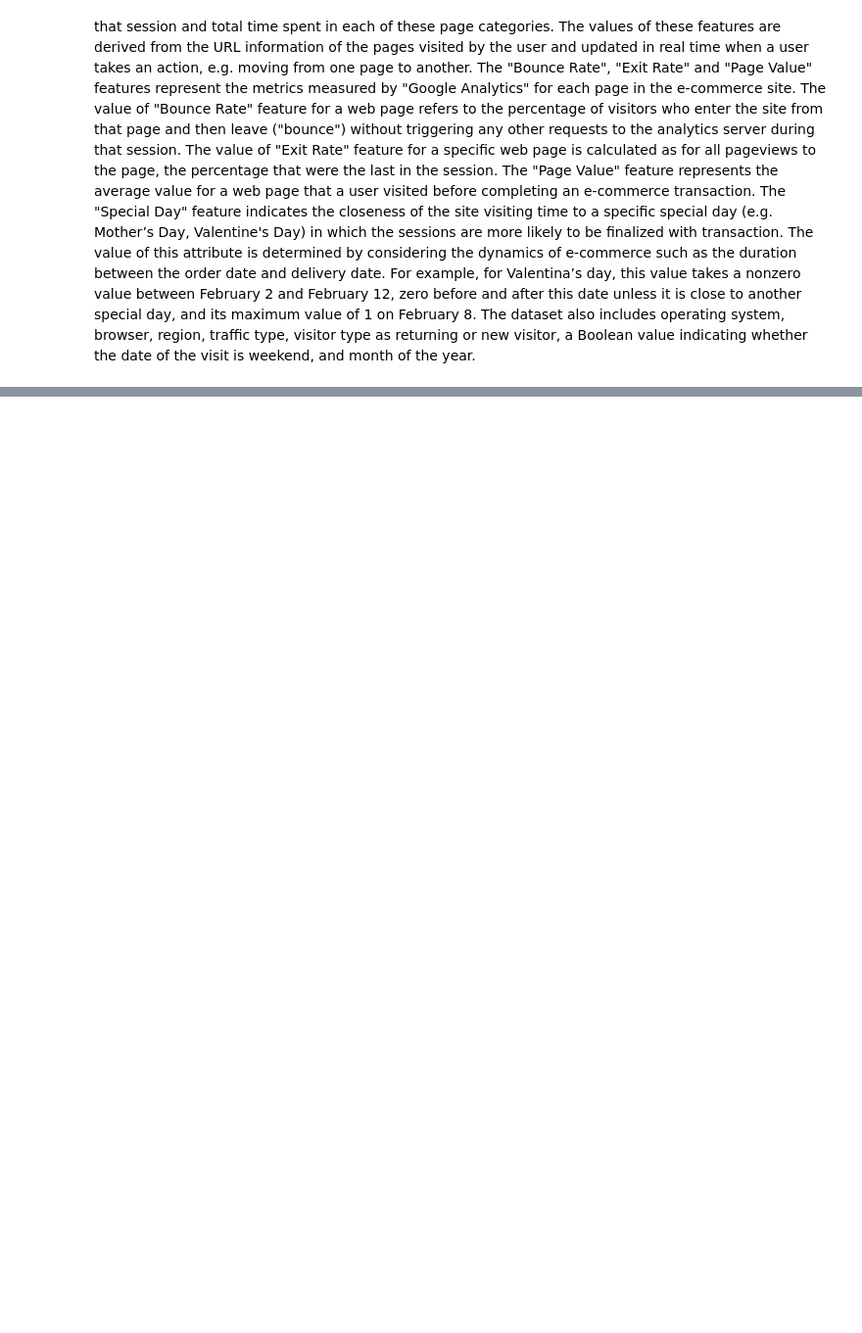
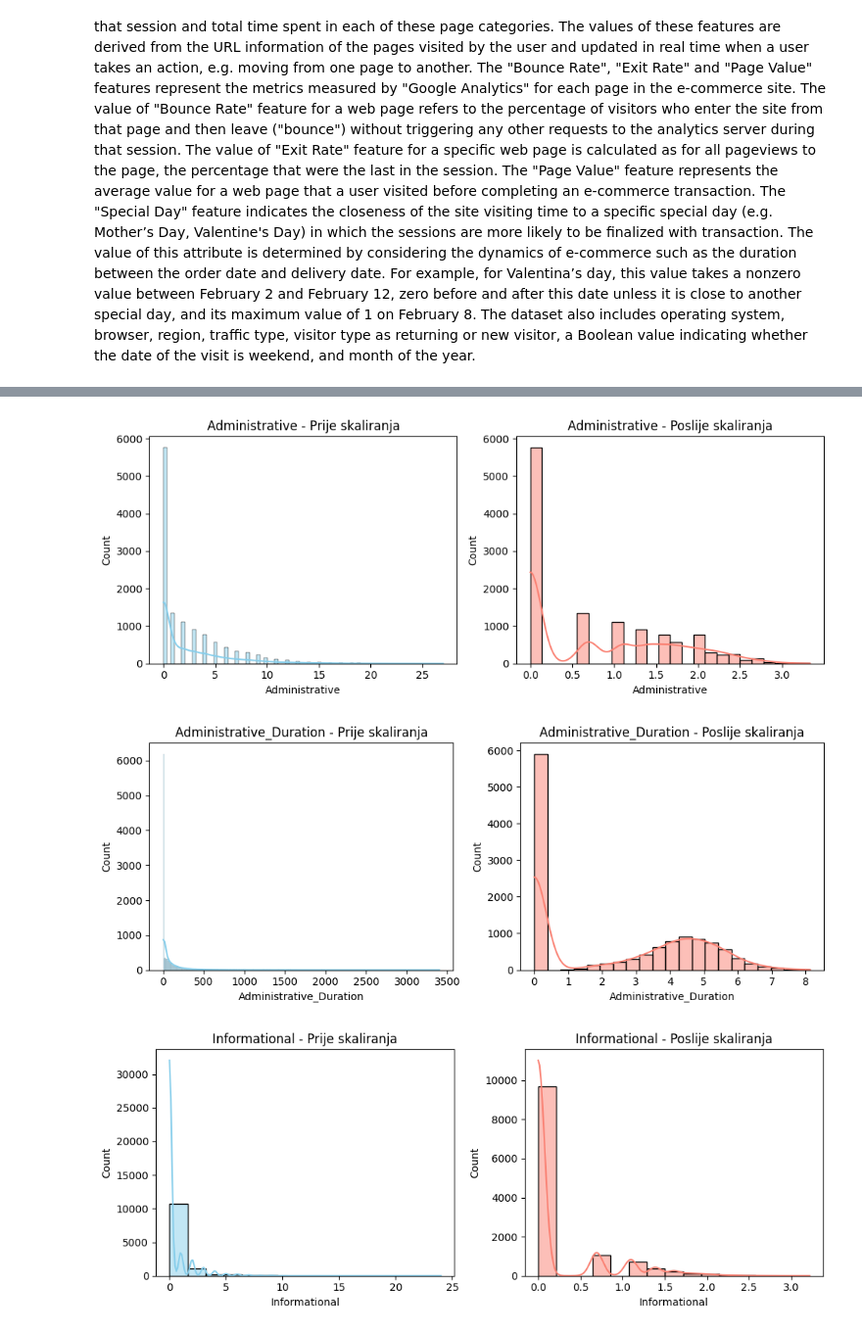
Before and after one commit to NikolaDjajic/Diplomski, a Jupyter notebook: shopper_intention_clustering.ipynb, the cells around one changed output, grey strips where cells are left out. Shown at 98% size. Drawn from its saved outputs; the diff is of its cells as text; code cells hidden in the pictures; blank space fills up the shorter version.

```diff
--- a/shopper_intention_clustering.ipynb
+++ b/shopper_intention_clustering.ipynb
@@ -28,2 +64,2 @@ print(df.isnull().sum())
 # %%
-X = df.drop('Revenue', axis=1)
+X = X.drop('Revenue', axis=1)
@@ -32,4 +77,11 @@ engagement_features = ["Administrative","Administrative_Duration","Informational
         "ProductRelated_Duration","BounceRates","ExitRates","PageValues"]
 technical_features = ["OperatingSystems", "Browser", "Region", "TrafficType", "VisitorType"]
 time_features = ["SpecialDay","Month","Weekend"]
+# %%
+numeric_features = [
+    "Administrative", "Administrative_Duration",
+    "Informational", "Informational_Duration",
+    "ProductRelated", "ProductRelated_Duration",
+    "BounceRates", "ExitRates", "PageValues"
+]
 # %%
@@ -37,2 +89,4 @@ scaler = StandardScaler()
 pca = PCA(n_components=2)
+# %%
+X[numeric_features] = np.log1p(X[numeric_features])
 # %%
@@ -75,3 +126,31 @@ def plot_clusters(X, labels, title):
     plt.title(title)
     plt.grid(True)
     plt.show()
+# %%
+cols = X.columns
+n_cols = 2
+n_rows = len(cols)
+scaled_df = pd.DataFrame(X, columns=X.columns, index=X.index)
+# %%
+cols_to_plot = ["Administrative","Administrative_Duration","Informational","Informational_Duration","ProductRelated",
+        "ProductRelated_Duration","BounceRates","ExitRates","PageValues"]
+
+for col in cols_to_plot:
+    plt.figure(figsize=(10,4))
+
+    # Prije
+    plt.subplot(1,2,1)
+    sns.histplot(df[col], kde=True, color="skyblue")
+    plt.title(f"{col} - Prije skaliranja")
+
+    # Poslije
+    plt.subplot(1,2,2)
+    sns.histplot(scaled_df[col], kde=True, color="salmon")
+    plt.title(f"{col} - Poslije skaliranja")
+
+    plt.tight_layout()
+    plt.show()
+# %% [output]
+[figure, added]
+[figure, added]
+[figure, added]
```
Also changed, not shown: parts of 18 cells of this notebook, 5 other files.
